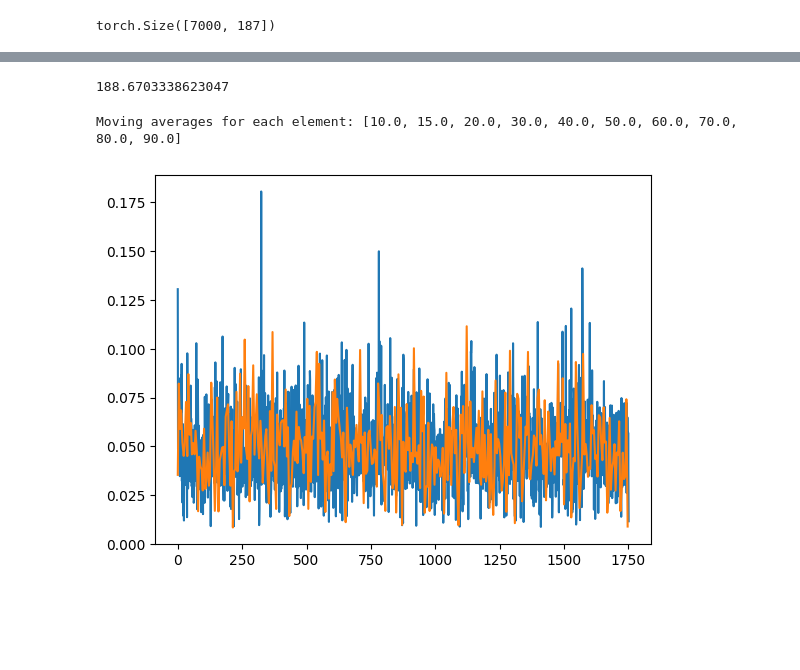
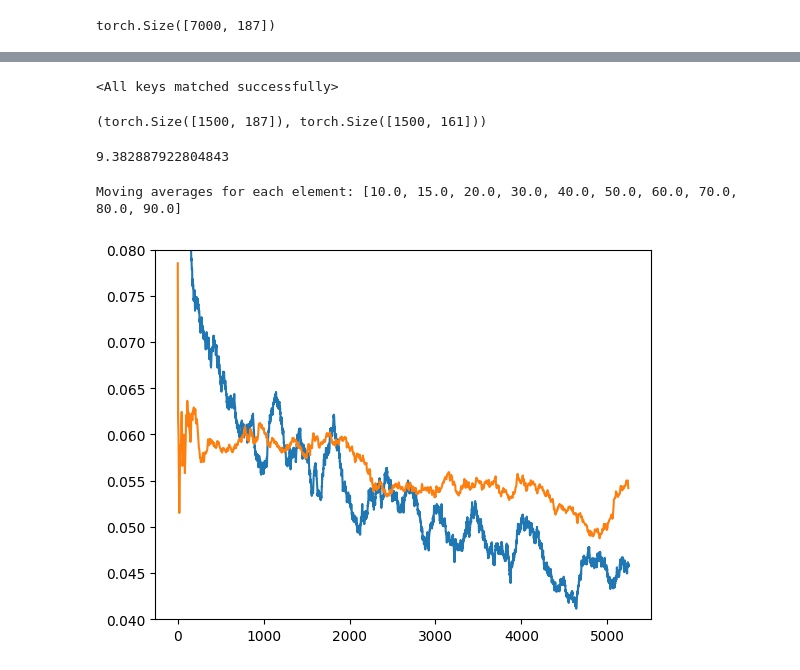
Before and after one commit to KristofferGus/AI-modeling, a Jupyter notebook: project.ipynb, the cells around one changed output, grey strips where cells are left out. Cells and saved outputs as stored; diff of their text form; code cells hidden in the pictures; blank space fills up the shorter version.

```diff
--- a/project.ipynb
+++ b/project.ipynb
@@ -349,39 +390,42 @@ if not os.path.exists(model_name) or True:
 model_dict = torch.load(model_name)
 train_losses =[a.item() for a in model_dict["train_losses"]]
 val_losses = [a.item() for a in model_dict["val_losses"]]
-encoder = TextEncoder(*model_dict["encoder_args"])
-decoder = TextDecoder(*model_dict["decoder_args"])
-encoder.load_state_dict(model_dict["encoder"])
-encoder = encoder.to(device)
-decoder.load_state_dict(model_dict["decoder"])
-decoder = decoder.to(device)
+model = NextTokenPredictorEncoded(*model_dict["model_args"]).to(device)
+model.load_state_dict(model_dict["model"])
+# %% [output]
+<All keys matched successfully>
+# %%
+test_eng.shape, test_swe.shape
+# %% [output]
+(torch.Size([1500, 187]), torch.Size([1500, 161]))
 # %%
-def calculate_perplexity(encoder,decoder, dataloader, device):
-    total_loss = 0.0
-    total_tokens = 0
+def calculate_perplexity(model, dataloader, device):
 
     with torch.no_grad():
-        for inputs, targets in dataloader:
+        metric=Perplexity().to(device)
+        perplexities = []
+        for inputs, targets in tqdm(dataloader):
             inputs, targets = inputs.to(device), targets.to(device)
-            encodings = encoder(inputs)
-            preds, _ = decoder(encodings, targets)
-            one_hot_targets = F.one_hot(targets, swe_vocab_size).float()
-            flat_targets = one_hot_targets.view(-1, one_hot_targets.size(-1))
-            falt_preds = preds.view(-1, preds.size(-1))
-            a = falt_preds[:, :-1]
-            b = flat_targets[:,1:]
-            loss = F.cross_entropy(a, b, reduction='sum')
-            total_loss += loss.item()
-            total_tokens += targets.numel()
+            encodings = model.forward_context(inputs)
+            preds = model.forward(encodings, targets)
+            a = preds[:, :, :]
+            b = swe_text[:,:]
+            if a.shape[0] == b.shape[0]:
+                metric.update(a, b)
+                perplexity = metric.compute()
+                perplexities.append(perplexity.item())
+            else:
+                print(":(")
 
-    avg_loss = total_loss / total_tokens
-    perplexity = torch.exp(torch.tensor(avg_loss))
-    return perplexity.item()
-p = calculate_perplexity(encoder, decoder, DataLoader(TensorDataset(test_eng, test_swe), batch_size=64), device)
-torch.save(p, model_name[:-4] + "_p.pth")
+    return sum(perplexities) / len(perplexities)
+
+if not os.path.exists(model_name[:-4] + "_p.pth"):
+    p = calculate_perplexity(model, DataLoader(TensorDataset(test_eng, test_swe), batch_size=8), device)
+    torch.save(p, model_name[:-4] + "_p.pth")
+p = torch.load(model_name[:-4] + "_p.pth")
 p
 # %% [output]
-188.6703338623047
+9.382887922804843
 # %%
 def moving_average(data, window_size):
     moving_averages = []
@@ -403,13 +447,13 @@ Moving averages for each element: [10.0, 15.0, 20.0, 30.0, 40.0, 50.0, 60.0, 70.
 # %%
 
 
-plt.plot((range(len(train_losses))), moving_average(train_losses, 1))
+plt.plot((range(len(train_losses))), moving_average(train_losses, 150))
 x = [int(a * len(train_losses) / len(val_losses)) for a in range(len(val_losses))]
-plt.plot(x, moving_average(val_losses, 1))
-#plt.ylim(0.04, 0.08)
+plt.plot(x, moving_average(val_losses, 150))
+plt.ylim(0.04, 0.08)
 plt.show()
 # %% [output]
-[figure, old version]
+[figure, new version]
 # %%
 
 def select_from_topk(input_tensor, k):
```
Also changed, not shown: parts of 9 cells of this notebook.
